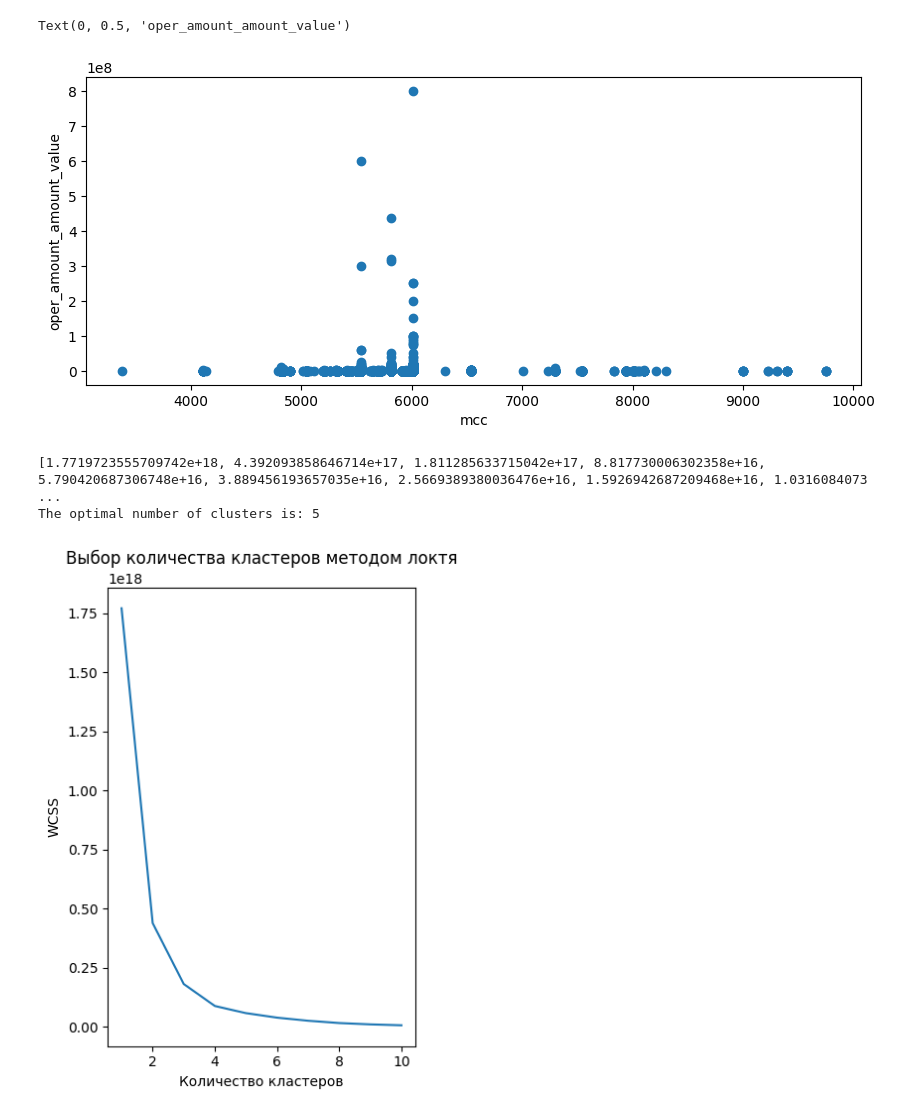
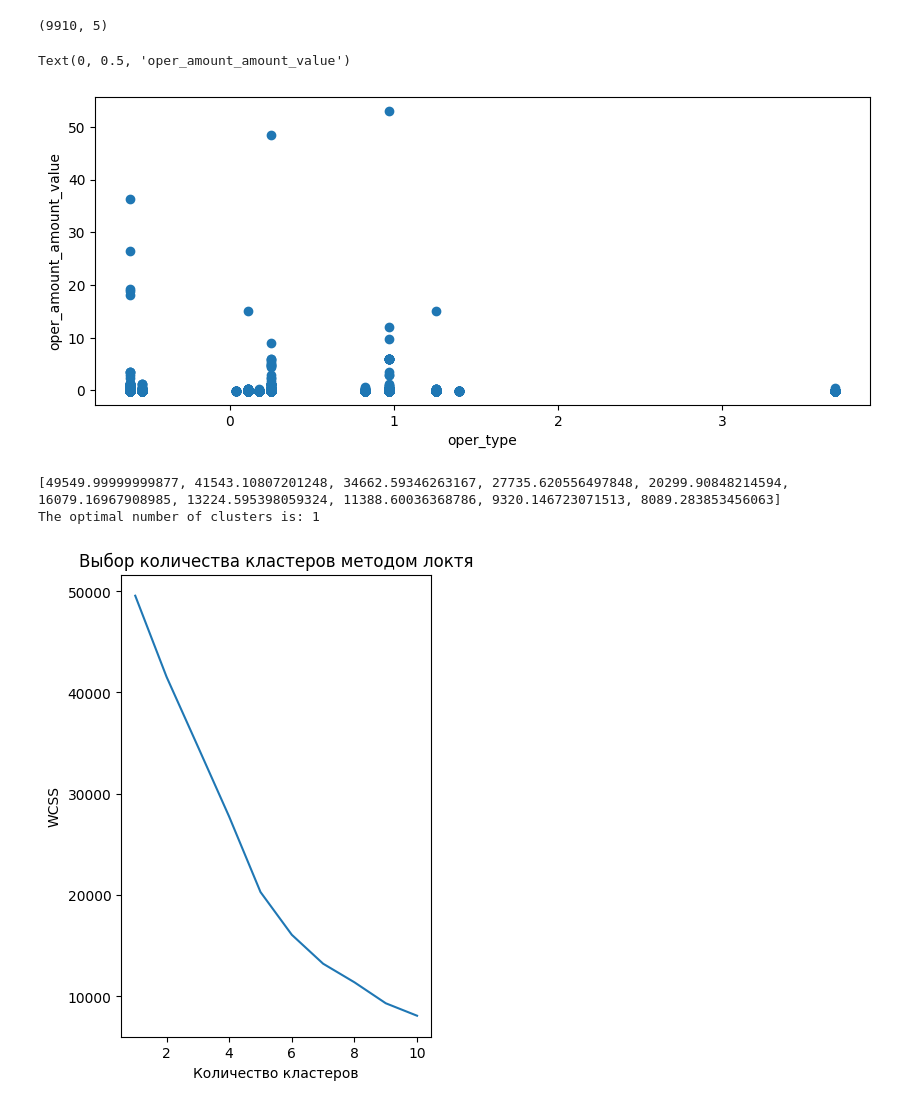
Before and after one commit to MaxeeTig/botransactions, a Jupyter notebook: SVBO_transactions_segmentation.ipynb, the cells around one changed output. Cells and saved outputs as stored; diff of their text form; code cells hidden in the pictures.

```diff
--- a/SVBO_transactions_segmentation.ipynb
+++ b/SVBO_transactions_segmentation.ipynb
@@ -53,11 +85,31 @@ botrans_df.head()
 # dropping columns - leave dome for clusterization
 #cut_botrans = botrans_df.drop(['oper_date','issuer_card_id','mcc','merchant_country','oper_amount_currency'], axis=1, inplace=True)
 #cut_botrans = botrans_df.drop(['oper_date','issuer_card_id','mcc','merchant_city','merchant_country','oper_amount_currency'], axis=1, inplace=False)
-cut_botrans = botrans_df.drop(['issuer_card_id','merchant_country','merchant_city','oper_amount_currency','oper_type'], axis=1, inplace=False)
 
+#cut_botrans = botrans_df.drop(['issuer_card_id','merchant_country','merchant_city','oper_amount_currency','oper_type'], axis=1, inplace=False)
+#cut_botrans = botrans_df.drop(['issuer_card_id','merchant_country','merchant_city','mcc','oper_amount_currency','oper_type'], axis=1, inplace=False)
+#cut_botrans = botrans_df.drop(['oper_date','issuer_card_id','merchant_city','oper_amount_currency'], axis=1, inplace=False)
+
+# with amount
+cut_botrans = botrans_df.drop(['oper_date','issuer_card_id','merchant_city'], axis=1, inplace=False)
+
+
+# scaling
+# cut_botrans['mcc'] = cut_botrans['mcc'] / 100
+# cut_botrans[id]=cut_botrans.index
 # cut first 4 letters OPTPT from 'oper_type' values
-#cut_botrans['oper_type'] = cut_botrans['oper_type'].str[4:]
+cut_botrans['oper_type'] = cut_botrans['oper_type'].str[4:]
+cut_botrans['oper_type'] = cut_botrans['oper_type'].astype(int)
+# cut_botrans['merchant_country'] = cut_botrans['merchant_country']/10
 
-# check cutrrent state
-cut_botrans.head()
+# create scaler object
+scaler = StandardScaler()
+#scale set
+cut_botrans_scaled = scaler.fit_transform(cut_botrans)
+# create dataframe from scaled array
+cut_botrans_scaled_df = pd.DataFrame(cut_botrans_scaled)
+#restore column names from orig DF
+cut_botrans_scaled_df.columns = cut_botrans.columns
+# check what we have got
+cut_botrans_scaled_df.head()
 # %% [output]
@@ -70,45 +122,49 @@ cut_botrans.head()
 # %%
 # set source variable
-X = cut_botrans
+X = cut_botrans_scaled_df
+print(X.shape)
 
 # plot our DF to check
 plt.figure(figsize = (10,4))
-plt.scatter(X.iloc[:,0], X.iloc[:,1])
+plt.scatter(X.iloc[:,4], X.iloc[:,2])
 # take labels from DataFrame
-plt.xlabel(X.columns.values[0])
-plt.ylabel(X.columns.values[1])
+plt.xlabel(X.columns.values[4])
+plt.ylabel(X.columns.values[2])
 # %% [output]
-Text(0, 0.5, 'oper_amount_amount_value')
+(9910, 5)
+Text(0, 0.5, 'oper_amount_amount_value')
-[figure, old version]
+[figure, new version]
 # %%
 # define number of clusters
 # set empty list for WCSS (error)
 wcss = []
 # range from 1 to 10 (index starts with 0)
 for i in range(1, 11):
   kmeans = KMeans(n_clusters = i, init = 'k-means++', max_iter = 300, n_init = 10, random_state = 42)
   # fit model with different clusters number
   kmeans.fit(X)
   # calculate error for each ckuster (inertia_) and putt it list
   wcss.append(kmeans.inertia_)
 
 # plot WCSS
 plt.figure(figsize = (4,6))
 plt.plot(range(1, 11), wcss)
 # add titles
 plt.title('Выбор количества кластеров методом локтя')
 plt.xlabel('Количество кластеров')
 plt.ylabel('WCSS')
 
 # print WCSS for check
 print(wcss)
 # call function to analyze WCSS graph and define optimum number of clusters
 optimal_clusters = find_optimal_clusters(wcss)
 print(f"The optimal number of clusters is: {optimal_clusters}")
+
+optimal_clusters = 6
 # %% [output]
-[1.7719723555709742e+18, 4.392093858646714e+17, 1.811285633715042e+17, 8.817730006302358e+16, 5.790420687306748e+16, 3.889456193657035e+16, 2.5669389380036476e+16, 1.5926942687209468e+16, 1.0316084073 ...
-The optimal number of clusters is: 5
+[49549.99999999877, 41543.10807201248, 34662.59346263167, 27735.620556497848, 20299.90848214594, 16079.16967908985, 13224.595398059324, 11388.60036368786, 9320.146723071513, 8089.283853456063]
+The optimal number of clusters is: 1
-[figure, old version]
+[figure, new version]
 # %%
 # run fit with defined optimal number of clusters
 kmeans = KMeans(n_clusters = optimal_clusters, init = 'k-means++', max_iter = 300, n_init = 10, random_state = 42)
```
Also changed, not shown: parts of 13 cells of this notebook.
